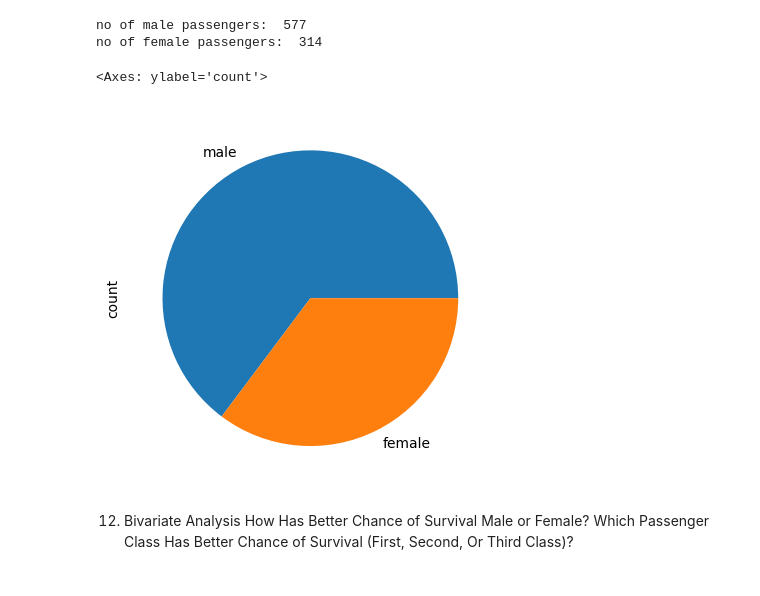
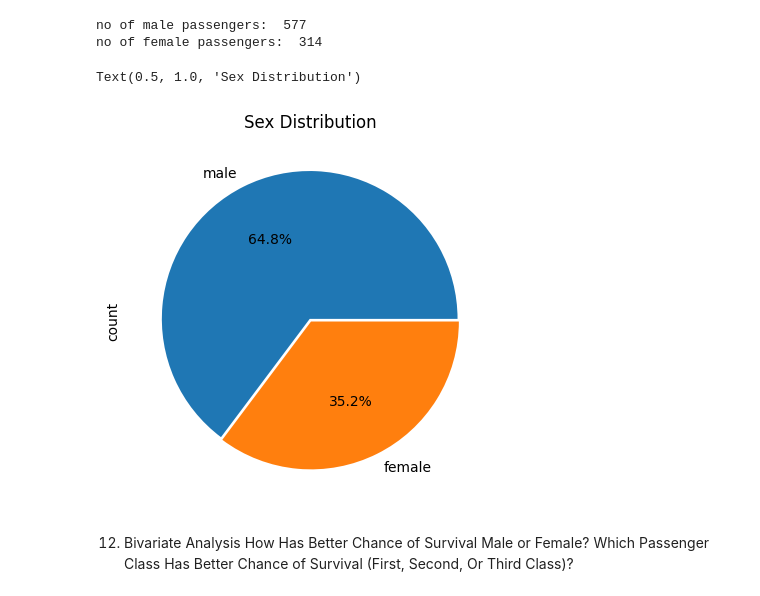
Before and after one commit to Frigid29/python-pandas, a Jupyter notebook: projects/project4.ipynb, the cells around one changed output. Saved outputs shown, nothing was run; the diff lists cells and outputs as text; code cells hidden in the pictures.

```diff
--- a/projects/project4.ipynb
+++ b/projects/project4.ipynb
@@ -205,4 +212,5 @@ Name: Embarked, dtype: object
 most appeared value count:  644
 # %%
-df['Embarked'].fillna('S', inplace=True)
+df['Embarked']=df['Embarked'].fillna('S')
+df.isnull().sum()
 # %% [output]
@@ -287,10 +336,11 @@ print("no of female passengers: ",f)
 no of male passengers:  577
 no of female passengers:  314
 # %%
-df['Sex'].value_counts().plot(kind='pie')
+df['Sex'].value_counts().plot(kind='pie', autopct="%0.1f%%", explode=[0.01,0.01])
+plt.title('Sex Distribution')
 # %% [output]
-<Axes: ylabel='count'>
+Text(0.5, 1.0, 'Sex Distribution')
-[figure, old version]
+[figure, new version]
 # %% [markdown]
 12. Bivariate Analysis
 How Has Better Chance of Survival Male or Female?
```
Also changed, not shown: parts of 9 cells of this notebook.
